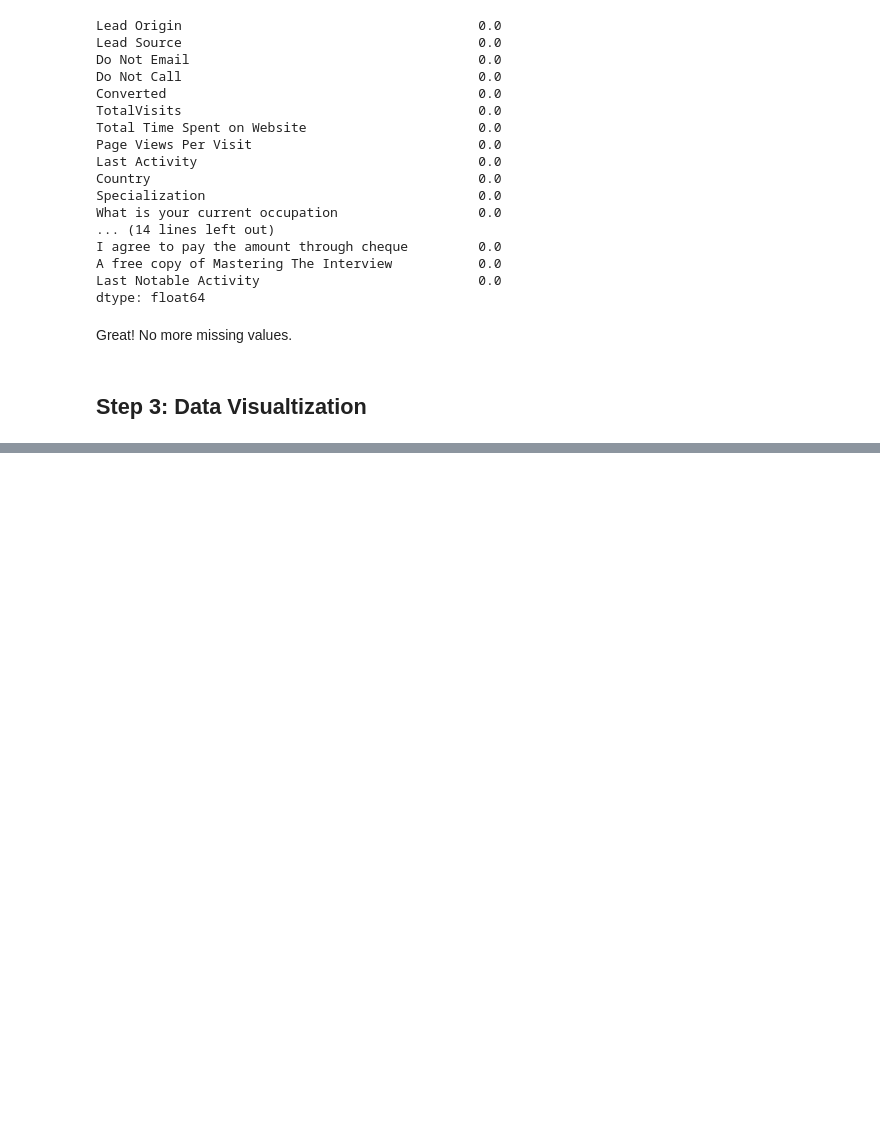
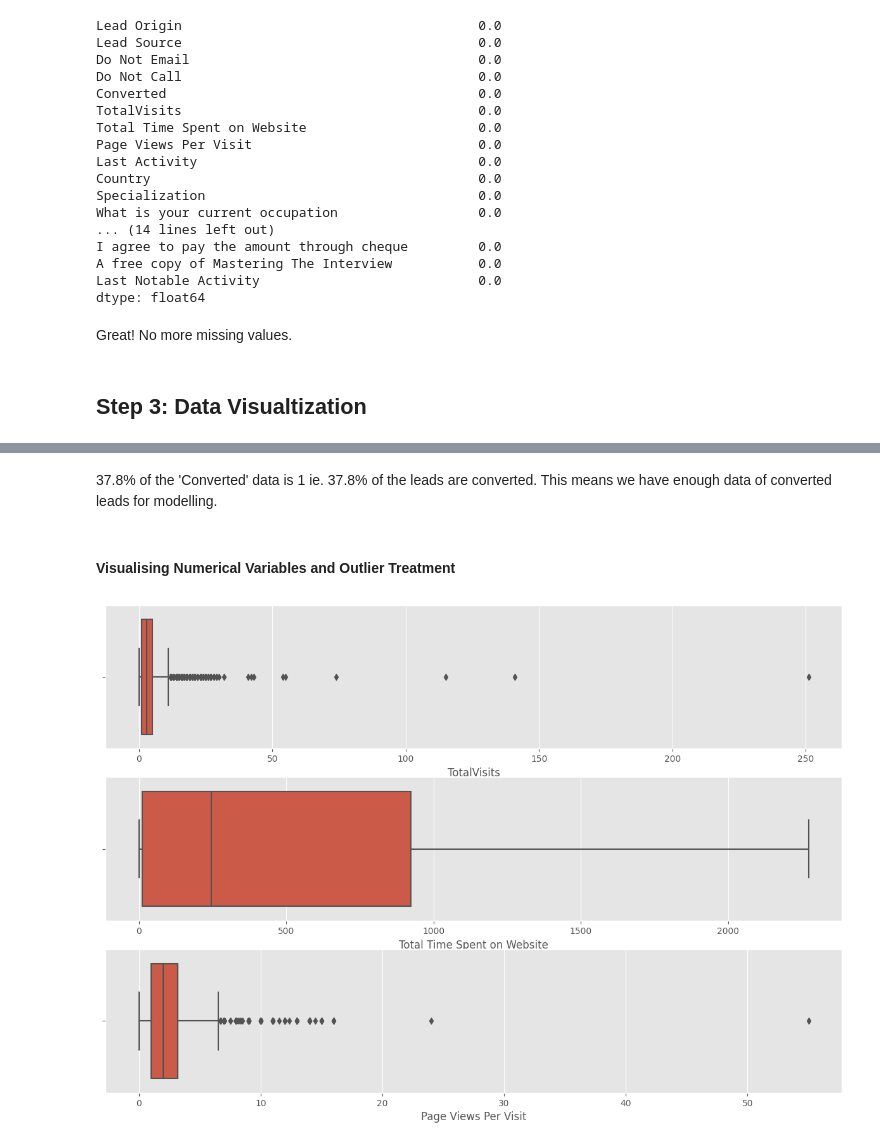
Before and after one commit to shinde-chandrakant/Lead-Scoring-Case-Study, a Jupyter notebook: LeadScoring.ipynb, the cells around one changed output, grey strips where cells are left out. Drawn from its saved outputs; the diff is of its cells as text; code cells hidden in the pictures; blank space fills up the shorter version.

```diff
--- a/LeadScoring.ipynb
+++ b/LeadScoring.ipynb
@@ -346,0 +356,14 @@ Great! No more missing values.
+# %% [markdown]
+37.8% of the 'Converted' data is 1 ie. 37.8% of the leads are converted. This means we have enough data of converted leads for modelling.
+# %% [markdown]
+#### Visualising Numerical Variables and Outlier Treatment
+# %%
+# Boxplots
+num_var = ['TotalVisits','Total Time Spent on Website','Page Views Per Visit']
+plt.figure(figsize=(15, 10))
+for var in num_var:
+    plt.subplot(3,1,num_var.index(var)+1)
+    sns.boxplot(data=lead_df, x=var)
+plt.show()
+# %% [output]
+[figure, added]
```
Also changed, not shown: parts of 57 cells of this notebook.
